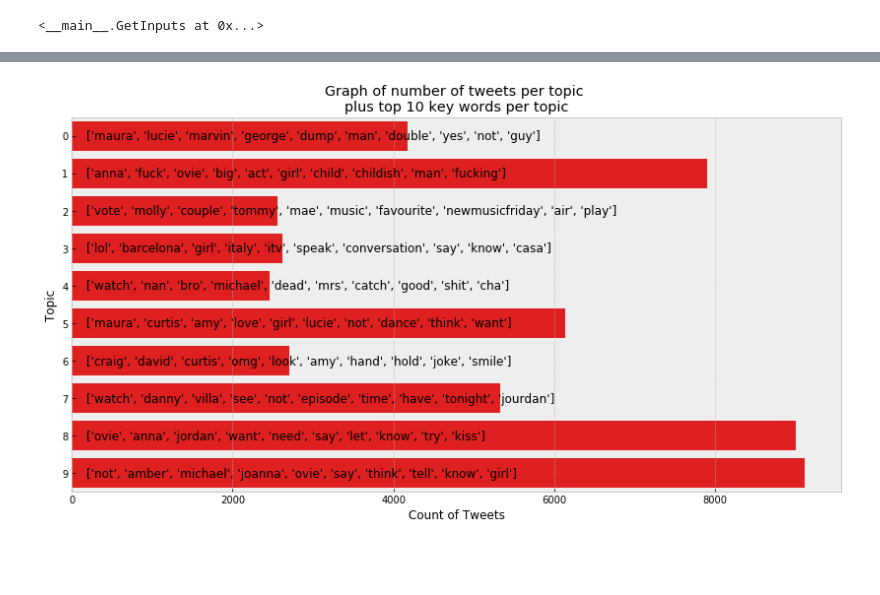
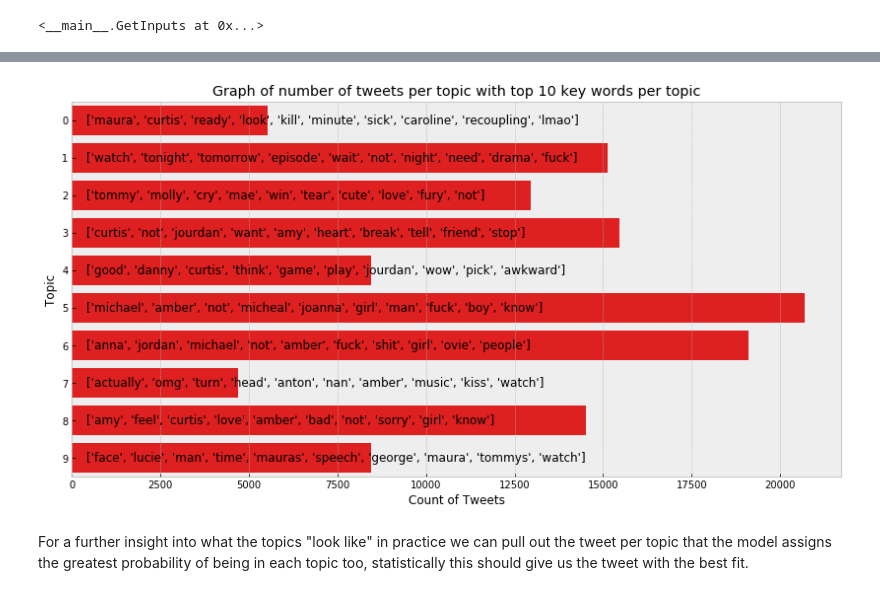
Before and after one commit to watson-sam/loveisland, a Jupyter notebook: notebooks/Topic Models.ipynb, the cells around one changed output, grey strips where cells are left out. Cells and saved outputs as stored; diff of their text form; code cells hidden in the pictures; blank space fills up the shorter version.

```diff
--- a/notebooks/Topic Models.ipynb
+++ b/notebooks/Topic Models.ipynb
@@ -18,7 +18,13 @@ register_matplotlib_converters()
 
 plt.style.use("bmh")
 # %%
-ISLANDERS = {k: v for k, v in ISLANDERS.items() if v["season"] == 5}
+ISLANDERS = {
+    k: v
+    for k, v in ISLANDERS.items()
+    if v["season"] == 5
+    and v["arrived"] <= 36
+    and (v["dumped"] >= 36 and v["dumped"] <= 50 or v["dumped"] == 0)
+}
 # %%
 class Arguments():
     bucket = "../data/"
@@ -183,7 +205,7 @@ class GetInputs:
         self.to_plot["date"] = self.to_plot["date"].astype(str)
         return self
 # %%
-gi = GetInputs(args, ["2019-07-07"])#dr.dates)
+gi = GetInputs(args, dr.dates)
 gi.get_all().prep_for_plot().add_params()
 # %% [output]
 <__main__.GetInputs at 0x...>
@@ -245,7 +270,7 @@ class TopicModFunctions:
         self.get_elements(dt)
 
         df = (
-            self.pholder["df"][self.pholder["df"]["value"] > 0.5]
+            self.pholder["df"][self.pholder["df"]["value"] > 0.6]
             .sort_values(by=sb_col, ascending=False)
             .groupby(["topic"])
             .head(1)
@@ -270,7 +295,20 @@ class TopicModFunctions:
         df = self.pholder["df"]
 
         means = df.groupby("topic")["score"].mean().reset_index(name="topic_mean_senti")
-        means['colour'] = np.where(means["topic_mean_senti"] > 0, "Positive", "Negative")
+        means['colour'] = np.where(means["topic_mean_senti"] >= 0, "Positive", "Negative")
         return df.merge(means, on="topic", how="left")
+
+    def islander_dist(self, dt):
+        self.get_elements(dt)
+        df = self.pholder["df"][self.pholder["df"]["value"] > 0.5]
+
+        full = pd.DataFrame()
+        for islander in ISLANDERS:
+            temp = df[df[islander] == islander].groupby("topic")["url"].count().reset_index(name="n")
+            temp["islander"] = islander
+
+            if temp.n.sum() > 1000:
+                full = full.append(temp, sort=True)
+        return full
 # %%
 tmf = TopicModFunctions(gi.stored)
@@ -277,27 +322,29 @@ tmf = TopicModFunctions(gi.stored)
 # %%
-terms = tmf.get_terms("2019-07-07")
+terms = tmf.get_terms("2019-07-02")
 
 df = tmf.pholder["df"].groupby("topic")["value"].count().reset_index(name="count")
 df["topic"] = df["topic"].astype(int)
 
 fig = plt.figure(figsize=(14, 7))
 ax1 = fig.add_subplot(111)
 
 sns.barplot(x="count", y="topic", data=df, color="Red", ax=ax1, orient="h")
 
 for i, row in terms.iterrows():
     ax1.annotate(
         row["terms"],
         xy=(0, 0),
         xytext=(df["count"].max() / 50, i + 0.1),
         color="Black",
         fontsize=12,
     )
 
 ax1.set(
     xlabel="Count of Tweets",
     ylabel="Topic",
-    title="Graph of number of tweets per topic \nplus top 10 key words per topic",
+    title="Graph of number of tweets per topic with top 10 key words per topic",
 );
 # %% [output]
-[figure, old version]
+[figure, new version]
+# %% [markdown]
+For a further insight into what the topics "look like" in practice we can pull out the tweet per topic that the model assigns the greatest probability of being in each topic too, statistically this should give us the tweet with the best fit.
```
Also changed, not shown: parts of 23 cells of this notebook, 5 other files.
